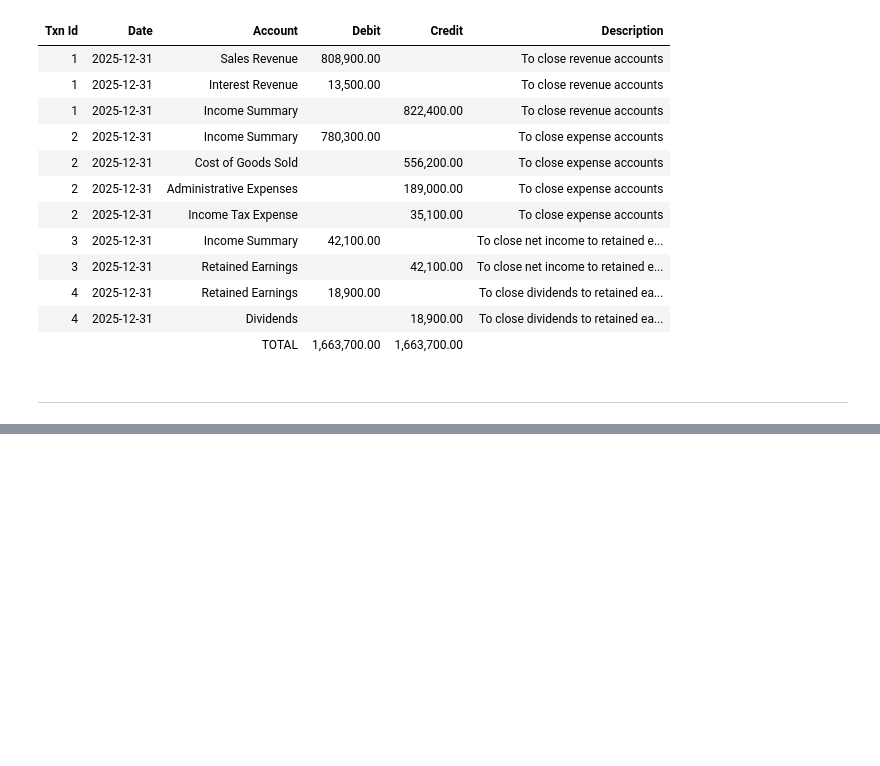
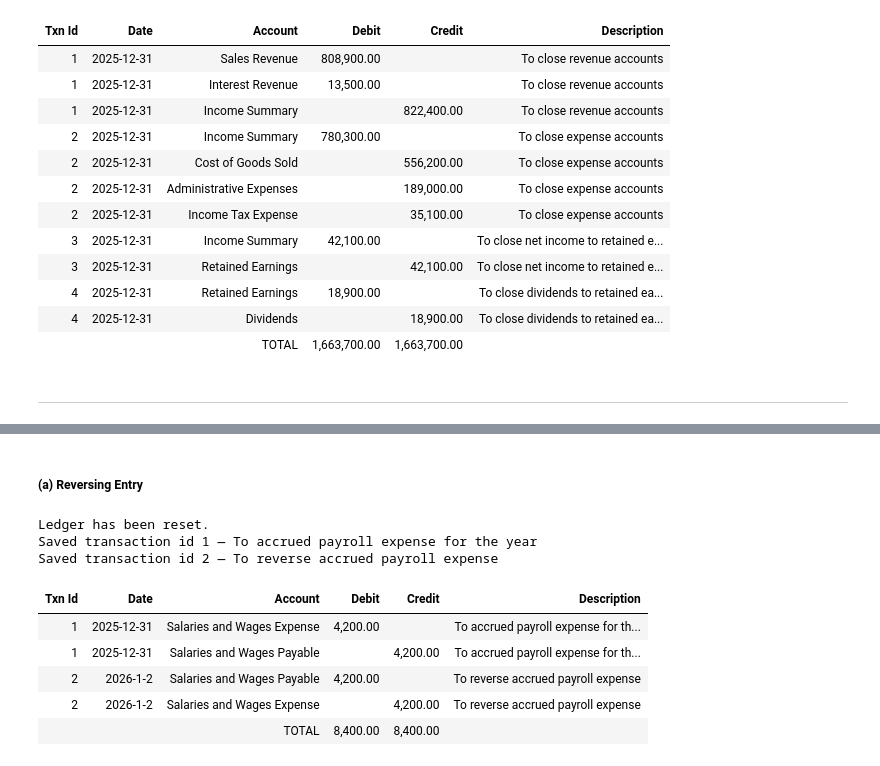
Before and after one commit to ekmartinez/Accounting, a Jupyter notebook: 01_The_Accounting_Information_System/01_The_Accounting_Information_System_Brief_Exercises.ipynb, the cells around one changed output, grey strips where cells are left out. Drawn from its saved outputs; the diff is of its cells as text; code cells hidden in the pictures; blank space fills up the shorter version.

```diff
--- a/01_The_Accounting_Information_System/01_The_Accounting_Information_System_Brief_Exercises.ipynb
+++ b/01_The_Accounting_Information_System/01_The_Accounting_Information_System_Brief_Exercises.ipynb
@@ -668,0 +731,33 @@ display(HTML(format_ledger_table(side_kicks).to_html(index=False)))
+# %% [markdown]
+##### **(a) Reversing Entry**
+# %%
+best_buy = Ledger()
+best_buy.reset()
+
+dec_31 = best_buy.add_entry(
+    [
+        {"date": "2025-12-31", "account": "Salaries and Wages Expense", "debit": 4200, "credit": 0},
+        {"date": "2025-12-31", "account": "Salaries and Wages Payable", "debit": 0, "credit": 4200},
+    ],
+    description="To accrued payroll expense for the year",
+)
+
+dec_31_rev = best_buy.add_entry(
+    [
+        {"date": "2026-1-2", "account": "Salaries and Wages Payable", "debit": 4200, "credit": 0},
+        {"date": "2026-1-2", "account": "Salaries and Wages Expense", "debit": 0, "credit": 4200},
+    ],
+    description="To reverse accrued payroll expense",
+)
+
+display(HTML(format_ledger_table(best_buy).to_html(index=False)))
+# %% [output]
+Ledger has been reset.
+Saved transaction id 1 — To accrued payroll expense for the year
+Saved transaction id 2 — To reverse accrued payroll expense
+| Txn Id | Date | Account | Debit | Credit | Description |
+| 1 | 2025-12-31 | Salaries and Wages Expense | 4,200.00 |  | To accrued payroll expense for th... |
+| 1 | 2025-12-31 | Salaries and Wages Payable |  | 4,200.00 | To accrued payroll expense for th... |
+| 2 | 2026-1-2 | Salaries and Wages Payable | 4,200.00 |  | To reverse accrued payroll expense |
+| 2 | 2026-1-2 | Salaries and Wages Expense |  | 4,200.00 | To reverse accrued payroll expense |
+|  |  | TOTAL | 8,400.00 | 8,400.00 |  |
```
Also changed, not shown: parts of 11 cells of this notebook.
